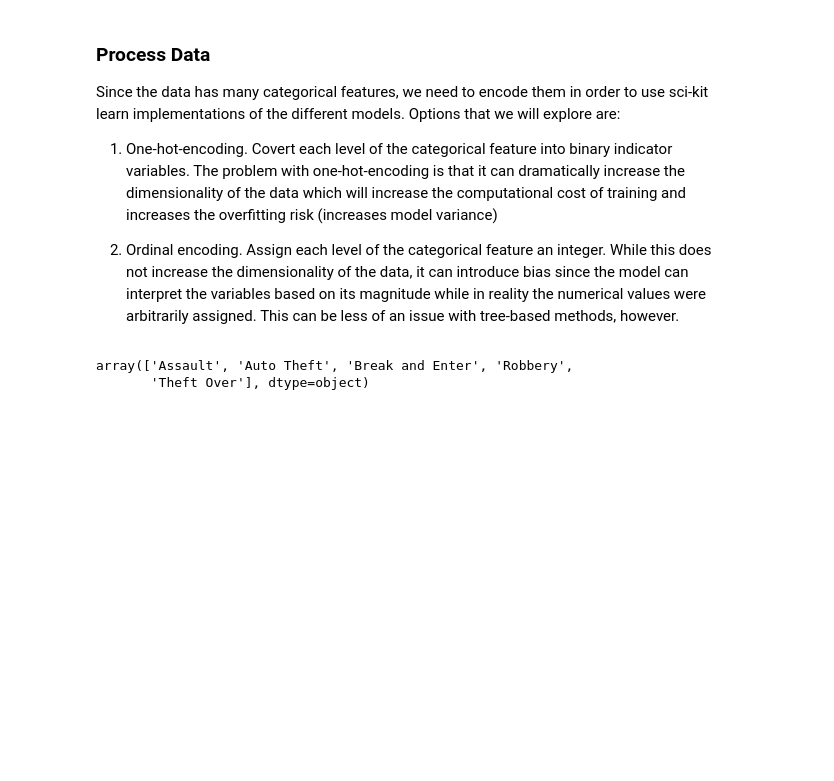
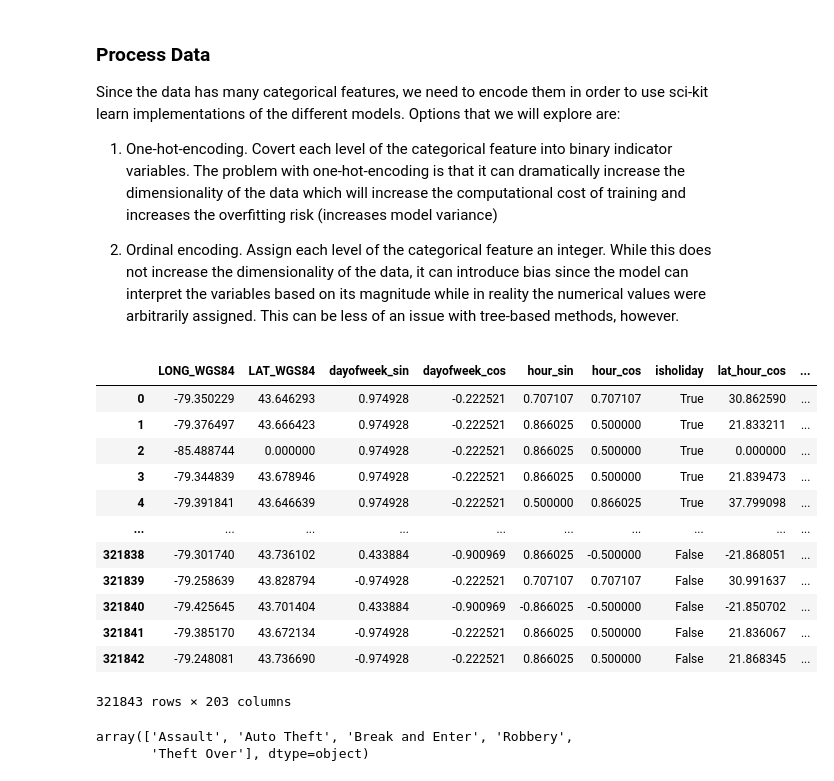
Before and after one commit to Matt2371/Toronto-Crimes, a Jupyter notebook: predictive_modeling.ipynb, the cells around one changed output. Cells and saved outputs as stored; diff of their text form; code cells hidden in the pictures; blank space fills up the shorter version.

```diff
--- a/predictive_modeling.ipynb
+++ b/predictive_modeling.ipynb
@@ -55,6 +56,22 @@ df1 = pd.get_dummies(df[['NEIGHBOURHOOD_158', 'LOCATION_TYPE']])
 df_one_hot = pd.concat([df, df1], axis=1)
 
 X_one_hot = df_one_hot.drop(columns=['MCI_CATEGORY', 'NEIGHBOURHOOD_158', 'LOCATION_TYPE'])
+# %%
+X_one_hot
+# %% [output]
+|  | LONG_WGS84 | LAT_WGS84 | dayofweek_sin | dayofweek_cos | hour_sin | hour_cos | isholiday | lat_hour_cos | ... |
+| 0 | -79.350229 | 43.646293 | 0.974928 | -0.222521 | 0.707107 | 0.707107 | True | 30.862590 | ... |
+| 1 | -79.376497 | 43.666423 | 0.974928 | -0.222521 | 0.866025 | 0.500000 | True | 21.833211 | ... |
+| 2 | -85.488744 | 0.000000 | 0.974928 | -0.222521 | 0.866025 | 0.500000 | True | 0.000000 | ... |
+| 3 | -79.344839 | 43.678946 | 0.974928 | -0.222521 | 0.866025 | 0.500000 | True | 21.839473 | ... |
+| 4 | -79.391841 | 43.646639 | 0.974928 | -0.222521 | 0.500000 | 0.866025 | True | 37.799098 | ... |
+| ... | ... | ... | ... | ... | ... | ... | ... | ... | ... |
+| 321838 | -79.301740 | 43.736102 | 0.433884 | -0.900969 | 0.866025 | -0.500000 | False | -21.868051 | ... |
+| 321839 | -79.258639 | 43.828794 | -0.974928 | -0.222521 | 0.707107 | 0.707107 | False | 30.991637 | ... |
+| 321840 | -79.425645 | 43.701404 | 0.433884 | -0.900969 | -0.866025 | -0.500000 | False | -21.850702 | ... |
+| 321841 | -79.385170 | 43.672134 | -0.974928 | -0.222521 | 0.866025 | 0.500000 | False | 21.836067 | ... |
+| 321842 | -79.248081 | 43.736690 | -0.974928 | -0.222521 | 0.866025 | 0.500000 | False | 21.868345 | ... |
+321843 rows × 203 columns
 # %%
 ## Get ordinal encoded data
 ordinal_encoder = OrdinalEncoder()
```
Also changed, not shown: parts of 14 cells of this notebook, 1 other file.
